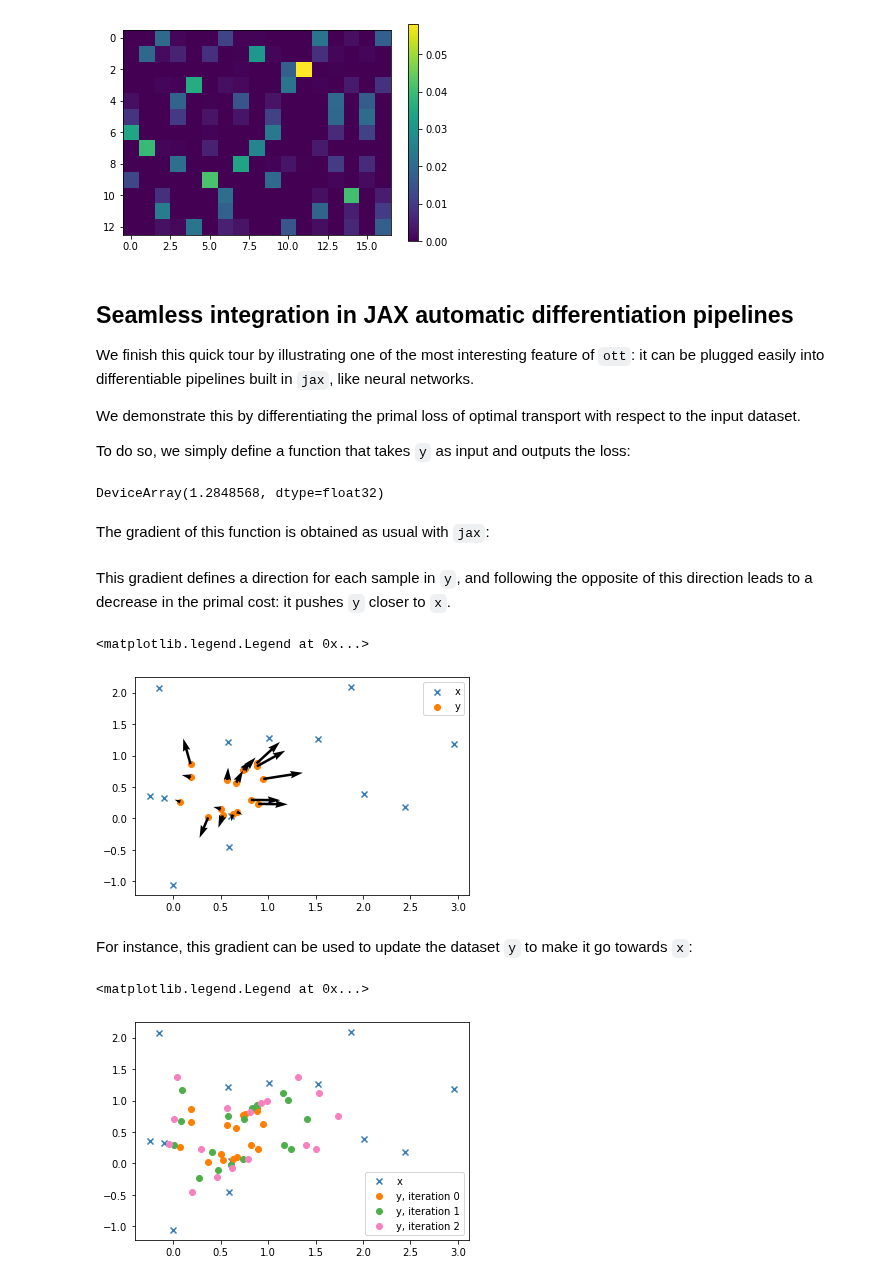
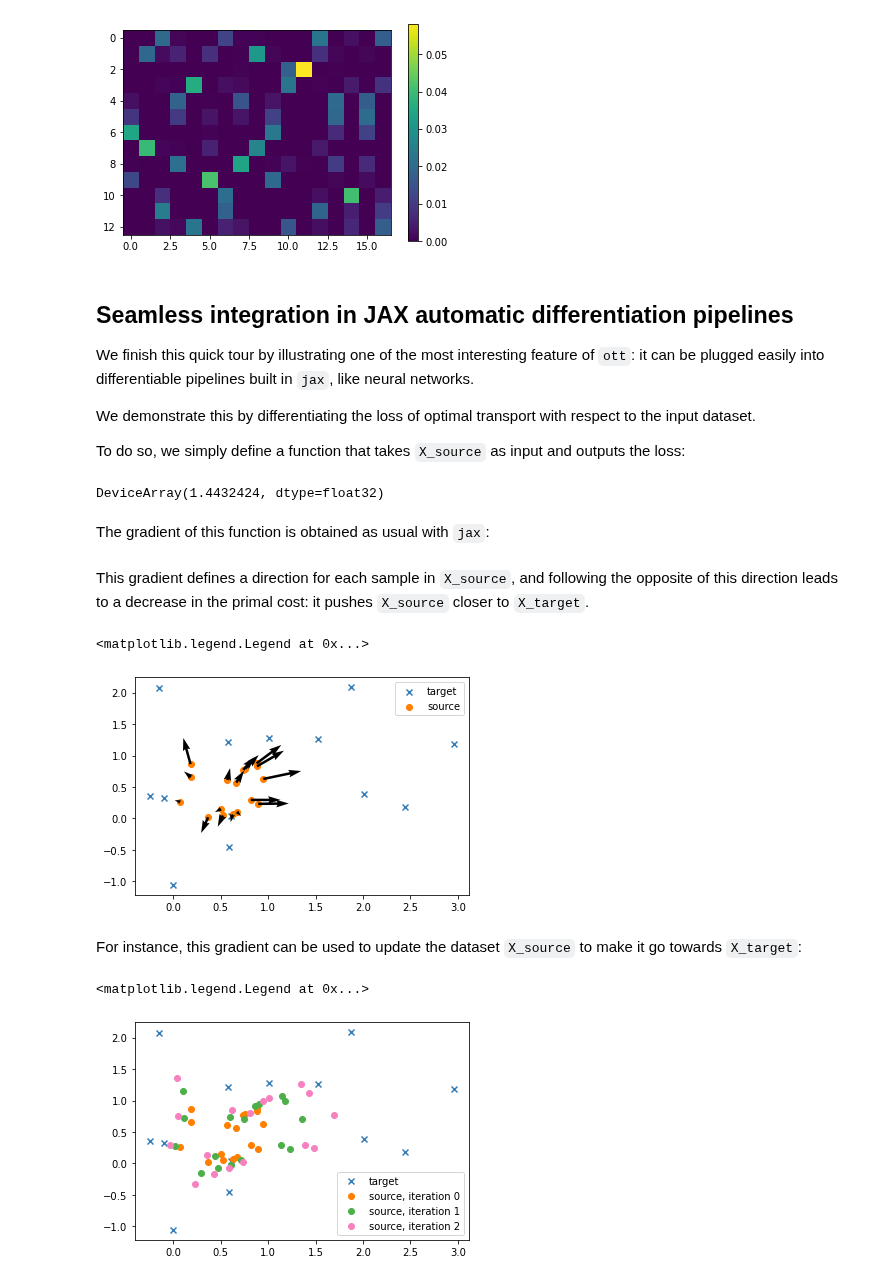
Before and after one commit to ott-jax/ott, a Jupyter notebook: docs/tutorials/notebooks/basic_ot_between_datasets.ipynb, the cells around one changed output. Drawn from its saved outputs; the diff is of its cells as text; code cells hidden in the pictures.

```diff
--- a/docs/tutorials/notebooks/basic_ot_between_datasets.ipynb
+++ b/docs/tutorials/notebooks/basic_ot_between_datasets.ipynb
@@ -37,17 +37,19 @@ We define a toy function and use it to generate two datasets of points, `x` and
 # %%
-def create_points(rng, n_samples_x, n_samples_y, n_features):
+def create_points(rng, n_samples_source, n_samples_target, n_features):
     rngs = jax.random.split(rng, 3)
-    x = jax.random.normal(rngs[0], (n_samples_x, n_features)) + 1
-    y = jax.random.uniform(rngs[1], (n_samples_y, n_features))
-    return x, y
+    X_target = jax.random.normal(rngs[0], (n_samples_source, n_features)) + 1
+    X_source = jax.random.uniform(rngs[1], (n_samples_target, n_features))
+    return X_target, X_source
 
 
 rng = jax.random.PRNGKey(0)
-n_samples_x, n_samples_y, n_features = 13, 17, 2
-x, y = create_points(rng, n_samples_x, n_samples_y, n_features)
+n_samples_source, n_samples_target, n_features = 13, 17, 2
+X_target, X_source = create_points(
+    rng, n_samples_source, n_samples_target, n_features
+)
 
-plt.scatter(x[:, 0], x[:, 1], label="x", marker="x")
-plt.scatter(y[:, 0], y[:, 1], label="y")
+plt.scatter(X_target[:, 0], X_target[:, 1], label="source", marker="x")
+plt.scatter(X_source[:, 0], X_source[:, 1], label="target")
 plt.legend()
 # %% [output]
 <matplotlib.legend.Legend at 0x...>
@@ -59,5 +61,5 @@ We will now use `ott` to compute the optimal transport between `x` and `y`. To d
 # %%
 from ott.geometry import pointcloud
 
-geometry = pointcloud.PointCloud(x, y)
+geometry = pointcloud.PointCloud(X_target, X_source)
 # %% [markdown]
@@ -85,44 +87,44 @@ plt.colorbar()
 
 We finish this quick tour by illustrating one of the most interesting feature of `ott`: it can be plugged easily into differentiable pipelines built in `jax`, like neural networks.
 
-We demonstrate this by differentiating the primal loss of optimal transport with respect to the input dataset.
+We demonstrate this by differentiating the loss of optimal transport with respect to the input dataset.
 
-To do so, we simply define a function that takes `y` as input and outputs the loss:
+To do so, we simply define a function that takes `X_source` as input and outputs the loss:
 # %%
-def primal_cost_from_y(y):
-    geometry = pointcloud.PointCloud(x, y)
+def primal_cost_from_source(X_source):
+    geometry = pointcloud.PointCloud(X_target, X_source)
     ot = sinkhorn.solve(geometry)
-    return ot.primal_cost
+    return ot.reg_ot_cost
 
 
-primal_cost_from_y(y)
+primal_cost_from_source(X_source)
 # %% [output]
-DeviceArray(1.2848568, dtype=float32)
+DeviceArray(1.4432424, dtype=float32)
 # %% [markdown]
 The gradient of this function is obtained as usual with `jax`:
 # %%
-gradient_function = jax.grad(primal_cost_from_y)
-gradient = gradient_function(y)
+gradient_function = jax.grad(primal_cost_from_source)
+gradient = gradient_function(X_source)
 # %% [markdown]
-This gradient defines a direction for each sample in `y`, and following the opposite of this direction leads to a decrease in the primal cost: it pushes `y` closer to `x`.
+This gradient defines a direction for each sample in `X_source`, and following the opposite of this direction leads to a decrease in the primal cost: it pushes `X_source` closer to `X_target`.
 # %%
-plt.scatter(x[:, 0], x[:, 1], label="x", marker="x")
-plt.scatter(y[:, 0], y[:, 1], label="y")
-plt.quiver(y[:, 0], y[:, 1], -gradient[:, 0], -gradient[:, 1])
+plt.scatter(X_target[:, 0], X_target[:, 1], label="target", marker="x")
+plt.scatter(X_source[:, 0], X_source[:, 1], label="source")
+plt.quiver(X_source[:, 0], X_source[:, 1], -gradient[:, 0], -gradient[:, 1])
 plt.legend()
 # %% [output]
 <matplotlib.legend.Legend at 0x...>
-[figure, old version]
+[figure, new version]
 # %% [markdown]
-For instance, this gradient can be used to update the dataset `y` to make it go towards `x`:
+For instance, this gradient can be used to update the dataset `X_source` to make it go towards `X_target`:
 # %%
 step_size = 2.0
 
-plt.scatter(x[:, 0], x[:, 1], label="x", marker="x")
+plt.scatter(X_target[:, 0], X_target[:, 1], label="target", marker="x")
 for i in range(3):
-    plt.scatter(y[:, 0], y[:, 1], label=f"y, iteration {i}")
-    y -= step_size * gradient_function(y)
+    plt.scatter(X_source[:, 0], X_source[:, 1], label=f"source, iteration {i}")
+    X_source -= step_size * gradient_function(X_source)
 plt.legend()
 # %% [output]
 <matplotlib.legend.Legend at 0x...>
-[figure, old version]
+[figure, new version]
```
Also changed, not shown: parts of 5 cells of this notebook.
